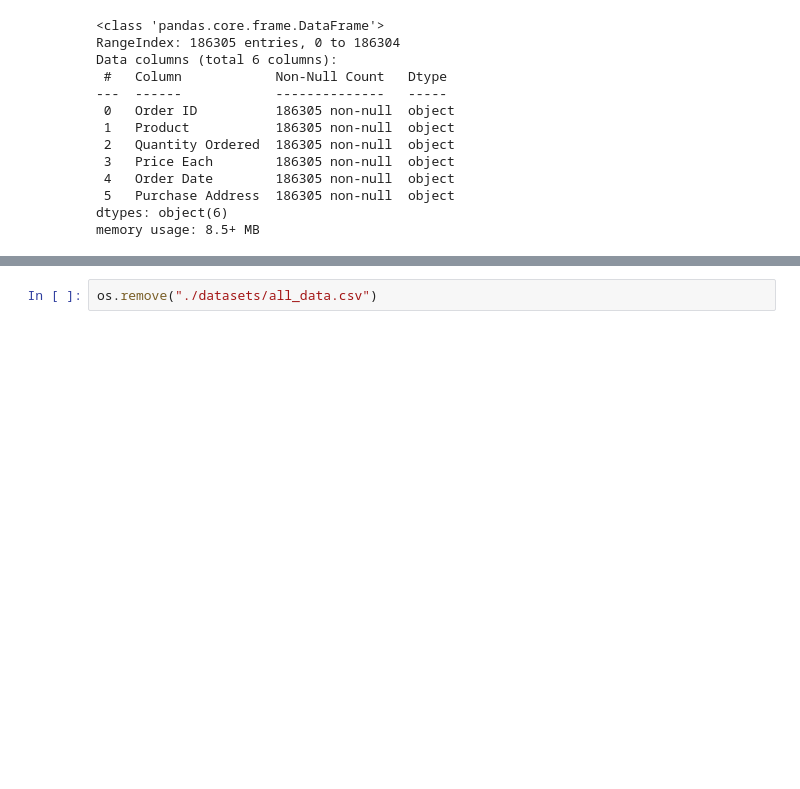
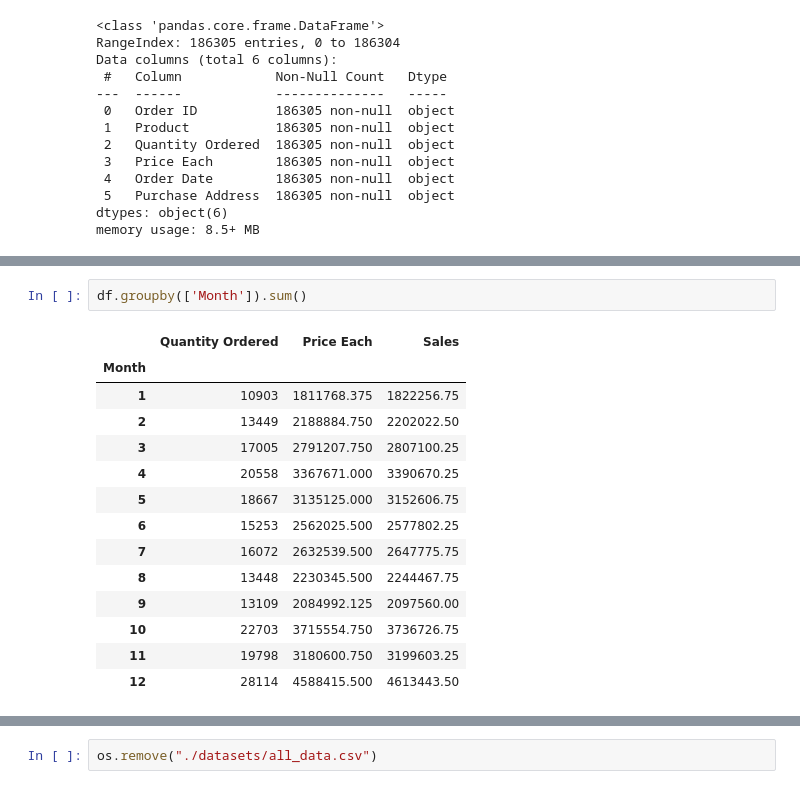
Before and after one commit to AnhKun/sales_analysis, a Jupyter notebook: Sales Analysis.ipynb, the cells around one changed output, grey strips where cells are left out. Saved outputs shown, nothing was run; the diff lists cells and outputs as text; blank space fills up the shorter version.

```diff
--- a/Sales Analysis.ipynb
+++ b/Sales Analysis.ipynb
@@ -100,0 +195,17 @@ memory usage: 8.5+ MB
+# %%
+df.groupby(['Month']).sum()
+# %% [output]
+|  | Quantity Ordered | Price Each | Sales |
+| Month |  |  |  |
+| 1 | 10903 | 1811768.375 | 1822256.75 |
+| 2 | 13449 | 2188884.750 | 2202022.50 |
+| 3 | 17005 | 2791207.750 | 2807100.25 |
+| 4 | 20558 | 3367671.000 | 3390670.25 |
+| 5 | 18667 | 3135125.000 | 3152606.75 |
+| 6 | 15253 | 2562025.500 | 2577802.25 |
+| 7 | 16072 | 2632539.500 | 2647775.75 |
+| 8 | 13448 | 2230345.500 | 2244467.75 |
+| 9 | 13109 | 2084992.125 | 2097560.00 |
+| 10 | 22703 | 3715554.750 | 3736726.75 |
+| 11 | 19798 | 3180600.750 | 3199603.25 |
+| 12 | 28114 | 4588415.500 | 4613443.50 |
```
Also changed, not shown: parts of 21 cells of this notebook.
